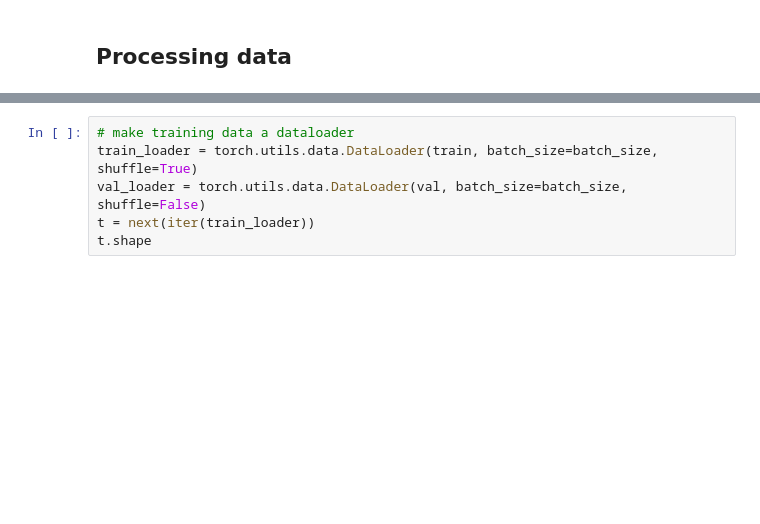
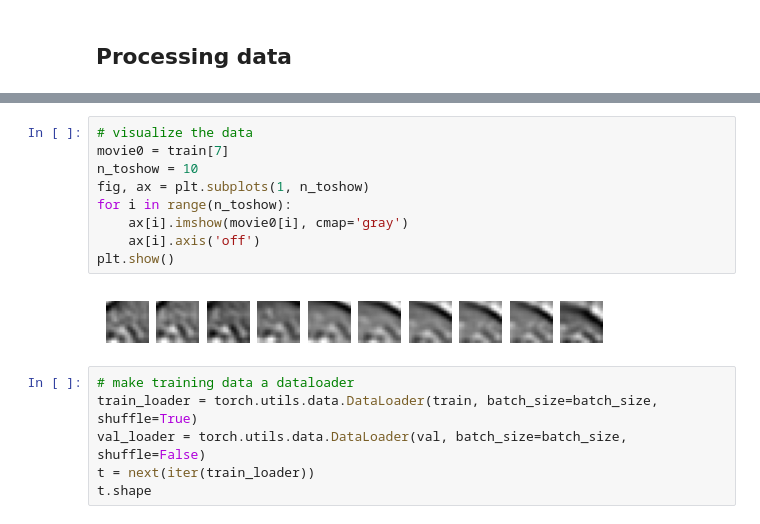
Before and after one commit to C16Mftang/temporal-predictive-coding, a Jupyter notebook: scripts/strf.ipynb, the cells around one changed output, grey strips where cells are left out. Drawn from its saved outputs; the diff is of its cells as text; blank space fills up the shorter version.

Commit message:
schedule and some plotting correction

```diff
--- a/scripts/strf.ipynb
+++ b/scripts/strf.ipynb
@@ -154,3 +154,14 @@ tensor([133848,  76787,  53787,  ...,  69754,  12020,   5597])
+# %%
+# visualize the data
+movie0 = train[7]
+n_toshow = 10
+fig, ax = plt.subplots(1, n_toshow)
+for i in range(n_toshow):
+    ax[i].imshow(movie0[i], cmap='gray')
+    ax[i].axis('off')
+plt.show()
+# %% [output]
+[figure, added]
 # %%
 # make training data a dataloader
 train_loader = torch.utils.data.DataLoader(train, batch_size=batch_size, shuffle=True)
```
Also changed, not shown: parts of 1 cell of this notebook, 1 other file.
